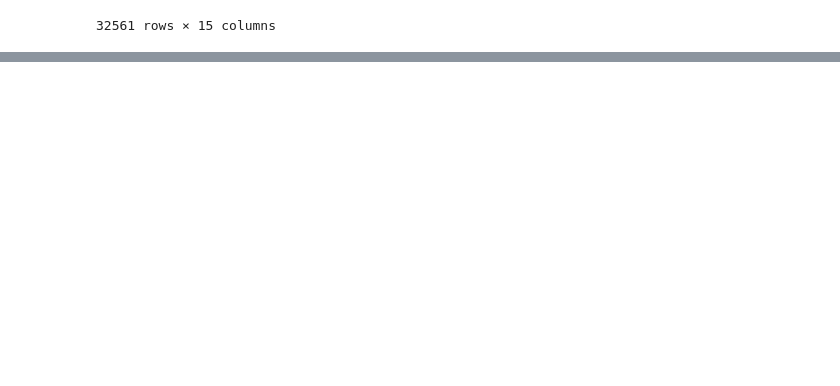
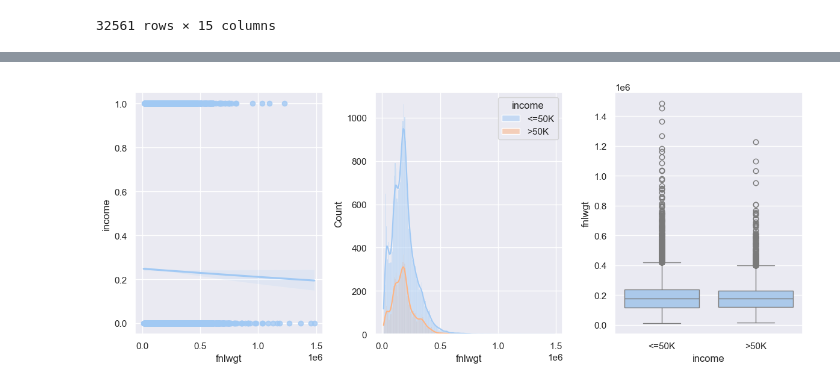
Before and after one commit to zidanqrs/IBM-Machine-Learning-Course, a Jupyter notebook: 3-Supervised-Machine-Learning-Classification/syntax.ipynb, the cells around one changed output, grey strips where cells are left out. Cells and saved outputs as stored; diff of their text form; code cells hidden in the pictures; blank space fills up the shorter version.

```diff
--- a/3-Supervised-Machine-Learning-Classification/syntax.ipynb
+++ b/3-Supervised-Machine-Learning-Classification/syntax.ipynb
@@ -55,0 +207,12 @@ memory usage: 3.7+ MB
+# %%
+fig, axes = plt.subplots(1,3, figsize=(12,5))
+
+sns.regplot(y=data['income'].replace(['<=50K','>50K'], [0,1]),
+            x=data['fnlwgt'],
+            logistic=True, ax=axes[0])
+sns.histplot(data=data, x='fnlwgt', hue='income',kde=True, ax= axes[1])
+sns.boxplot(data=data, x='income', y='fnlwgt', ax=axes[2])
+
+plt.tight_layout()
+# %% [output]
+[figure, added]
```
Also changed, not shown: parts of 33 cells of this notebook.
